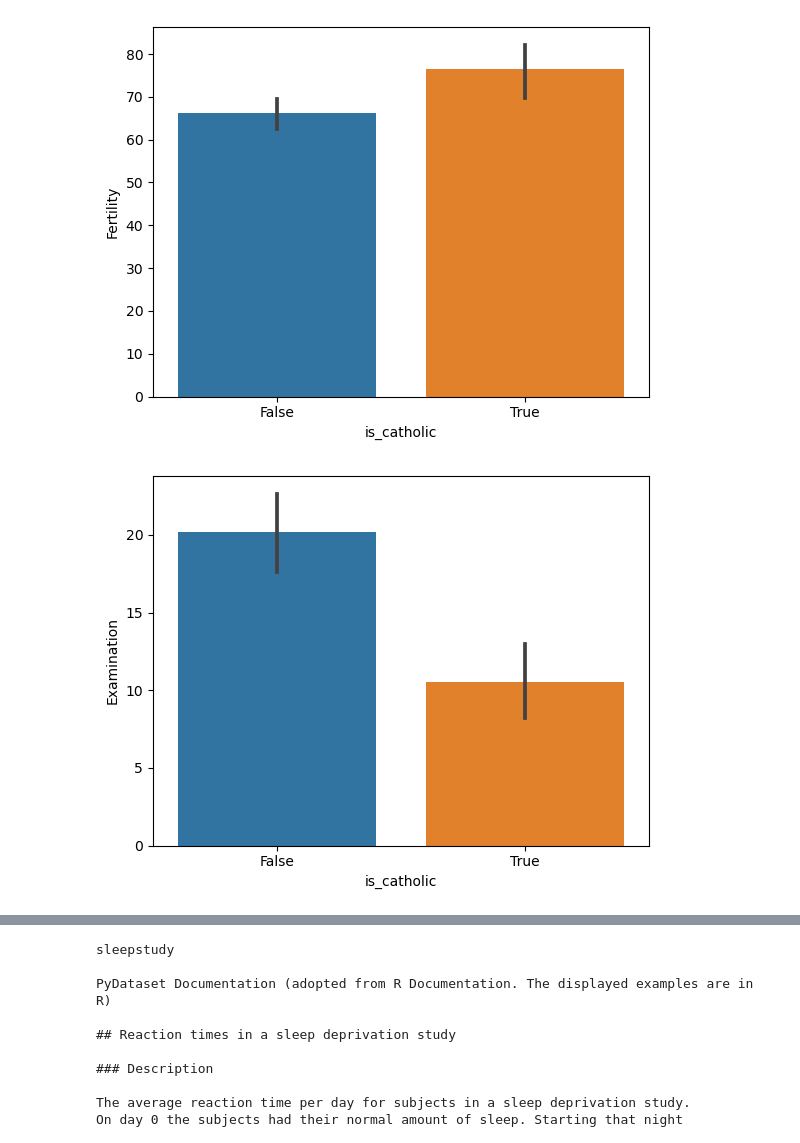
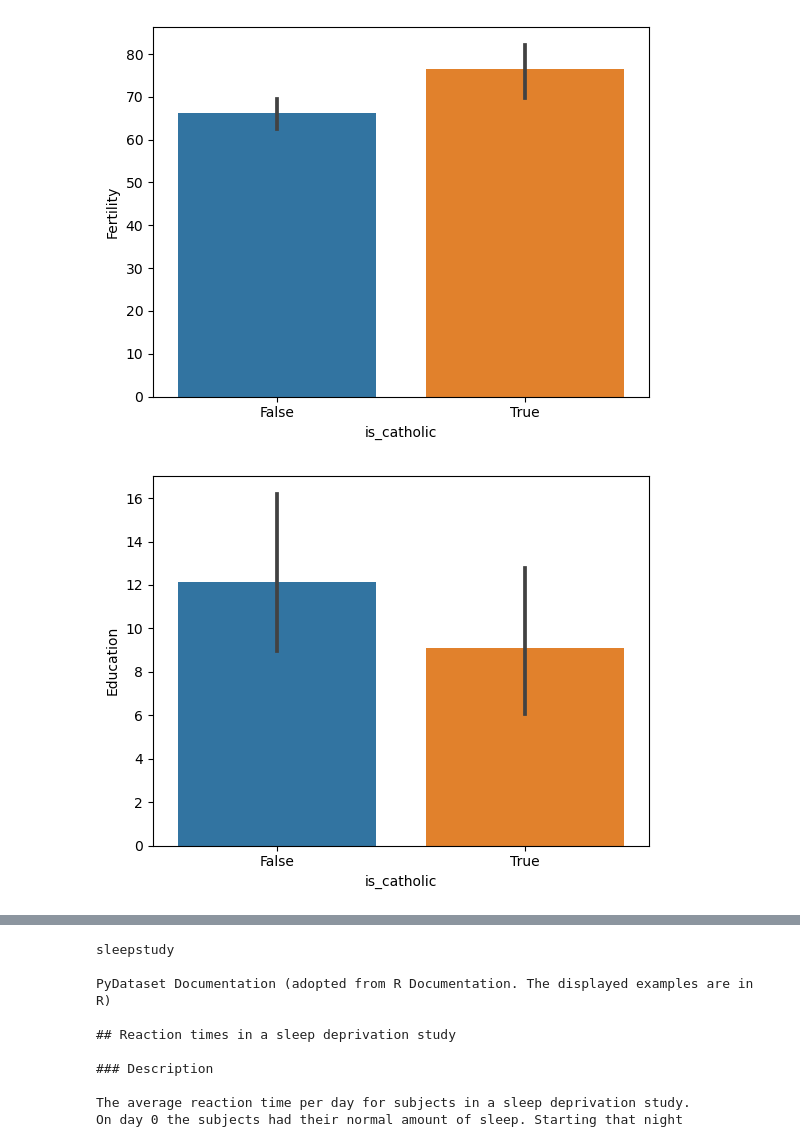
Before and after one commit to Luis-Martinez1/ds-libraries-exercises, a Jupyter notebook: seaborn_exercises.ipynb, the cells around one changed output, grey strips where cells are left out. Cells and saved outputs as stored; diff of their text form; code cells hidden in the pictures.

```diff
--- a/seaborn_exercises.ipynb
+++ b/seaborn_exercises.ipynb
@@ -204,14 +209,16 @@ plt.show()
 [figure]
 # %%
 # What measure correlates most strongly with fertility?
+# you can use df.corr() it shows a chart of corellation coefficients
+# also you can use a heatmap to see all variables and how they correlate.
 
 
-sns.barplot(data=df_swiss, y='Examination', x='is_catholic')
+sns.barplot(data=df_swiss, y='Education', x='is_catholic')
 plt.show()
 
-# Examination correlates strongly.
+# Education correlates strongly.
 # %% [output]
-[figure, old version]
+[figure, new version]
 # %%
 # 4. Load the chipotle dataset from SQL, create a bar chart that shows the 4 most popular items and the
 #    revenue produced by each.
```
Also changed, not shown: parts of 13 cells of this notebook.
